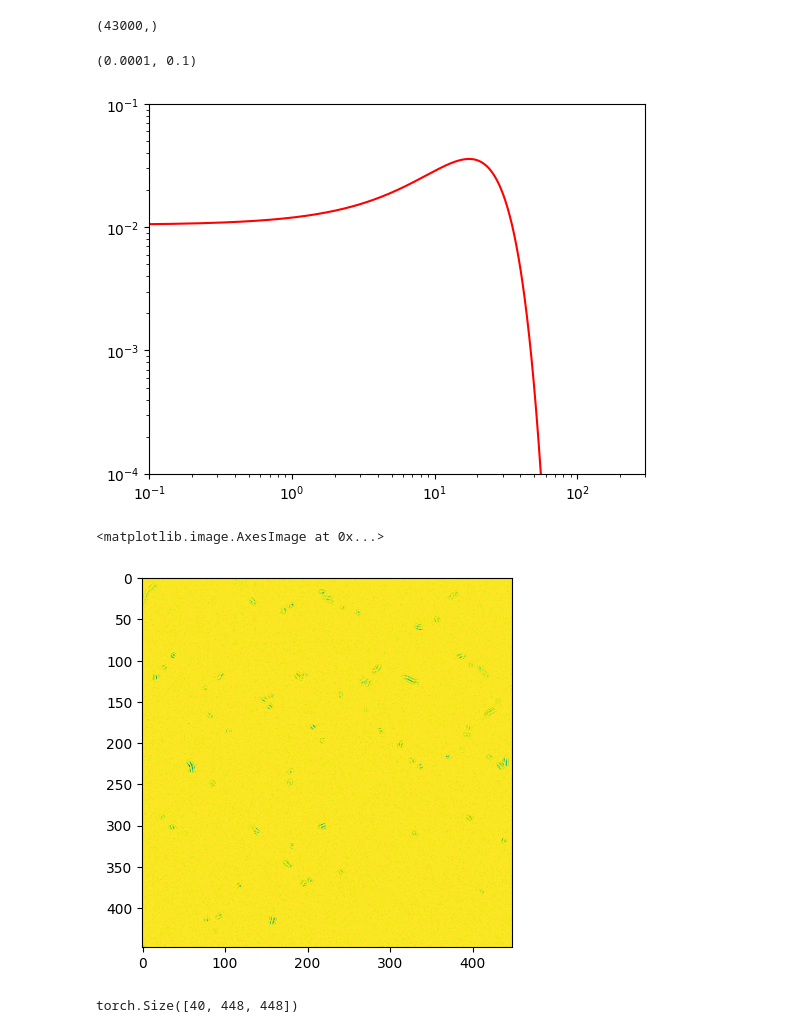
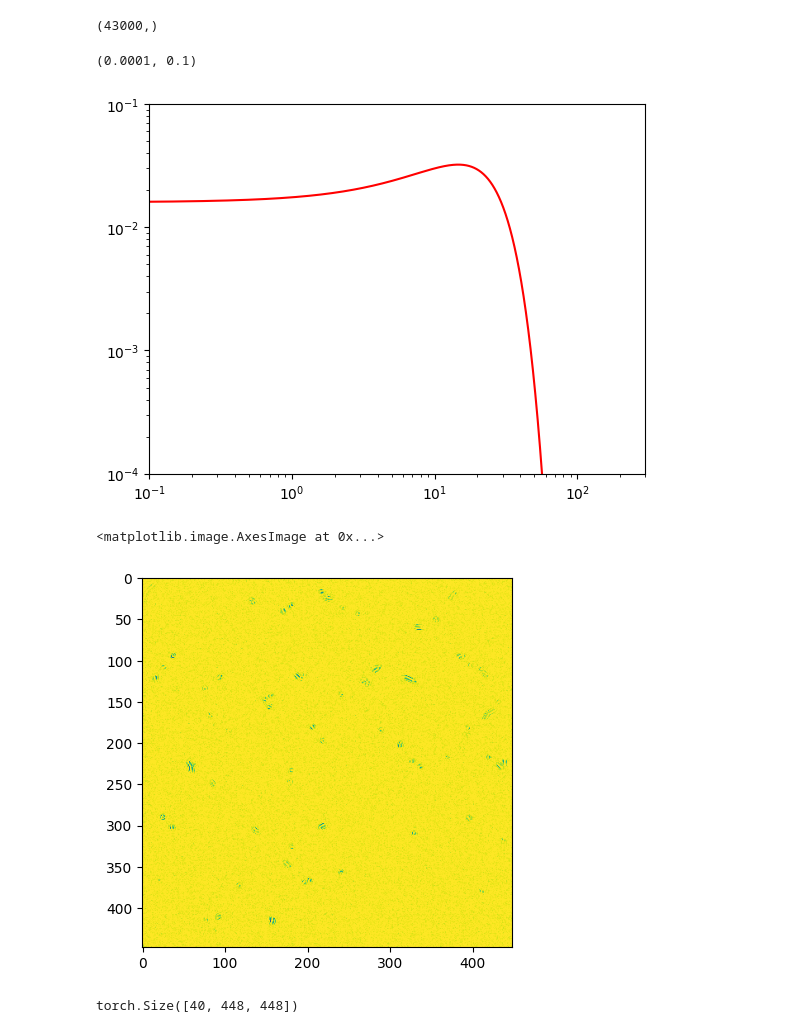
Before and after one commit to mberghouse/DeepTrackStat, a Jupyter notebook: Speed distribution NN.ipynb, the cells around one changed output. Saved outputs shown, nothing was run; the diff lists cells and outputs as text; code cells hidden in the pictures.

Commit message:
Patch-based model improves performance

```diff
--- a/Speed distribution NN.ipynb
+++ b/Speed distribution NN.ipynb
@@ -132,7 +132,7 @@ gc.collect()
 # %% [output]
 26
 # %%
-k=8
+k=3
 for i in range(k+1,len(images)):
     tst=images[i]/255-images[i-k]/255
     tst[tst<0]=0
@@ -207,7 +207,7 @@ class TestDataset2(Dataset):
         return image.float()
 # %%
 model2 = Net0()
-model2.load_state_dict(torch.load('speed_model_Volo384_dispBrown_fullv2'))
+model2.load_state_dict(torch.load('speed_model_Volo384_dispBrown_full_new_v1'))
 model2.to(device).eval()
 
 model3 = Net0()
@@ -248,6 +248,7 @@ x2.shape
 # %% [output]
 torch.Size([40, 384, 384])
 # %%
+import torchvision
 outputs=[]
 model.eval()
 model2.eval()
@@ -257,8 +258,8 @@ with torch.no_grad():
         x2 = torchvision.transforms.functional.resize(x, 384)
         out10 = model2(x2.unsqueeze(0).to(device)).detach().cpu().numpy()
         out20 = model(x.unsqueeze(0).to(device)).detach().cpu().numpy()
-        out30 = model3(x2.unsqueeze(0).to(device)).detach().cpu().numpy()
-        out40 = (out10+out20+out30)/3
+        #out30 = model3(x2.unsqueeze(0).to(device)).detach().cpu().numpy()
+        out40 = (out10*1+out20*2)/3
         outputs.append(out40)
 # %%
 out = np.reshape(np.hstack(outputs),[40000 ,])
@@ -338,13 +339,13 @@ plt.imshow(x[0])
 # %%
 outputs=[]
-model.eval()
+#model.eval()
 with torch.no_grad():
     for x in test_dataloader:
-        x2 = torchvision.transforms.functional.resize(x, 384)
+        # x2 = torchvision.transforms.functional.resize(x, 384)
         out10 = model2(x2.unsqueeze(0).to(device)).detach().cpu().numpy()
         out20 = model(x.unsqueeze(0).to(device)).detach().cpu().numpy()
         out30 = model3(x2.unsqueeze(0).to(device)).detach().cpu().numpy()
-        out40 = (out10+out20+out30)/3
+        out40 = (out10*.75+out20*2+out30*.25)/3
         outputs.append(out40)
 # %%
 out2 = np.reshape(np.hstack(outputs),[43000,])
@@ -364,34 +365,34 @@ plt.xlim([1e-1,3e2])
 plt.ylim([1e-4,.1])
 # %% [output]
 (0.0001, 0.1)
-[figure, old version]
+[figure, new version]
 # %%
 base='C:/Users/marcb/Downloads/OneDrive_1_4-17-2024/FR_1ulh_20X_25fps_1x1y_5min_003_frames/'
 files=os.listdir(base)
 full_files=[]
 sorted_frames = sorted(files, key=lambda x: int(x[5:-4]))
 for i in range(len(sorted_frames)):
     file = base+sorted_frames[i]
     full_files.append(file)
 import cv2
 
 images = parallel_image_processing(full_files)
-k=6
+#k=6
 for i in range(k+1,len(images)):
     tst=images[i]/255-images[i-k]/255
     tst[tst<0]=0
     tst=(tst-np.min(tst))/(np.max(tst)-np.min(tst))
     images[i-k]=1-tst
 
 images = torch.tensor(images[1:])
 dataset_test = TestDataset2(images)#  xtorch_test, distr_torch_test, scales_test2)
 batch_size = 40
 test_dataloader = DataLoader(dataset_test, batch_size=batch_size, shuffle=False, drop_last=True, num_workers=0)
 x = next(iter(test_dataloader))
 plt.imshow(x[0])
 # %% [output]
 <matplotlib.image.AxesImage at 0x...>
-[figure, old version]
+[figure, new version]
 # %%
 x.shape
 # %% [output]
```
Also changed, not shown: parts of 22 cells of this notebook.
